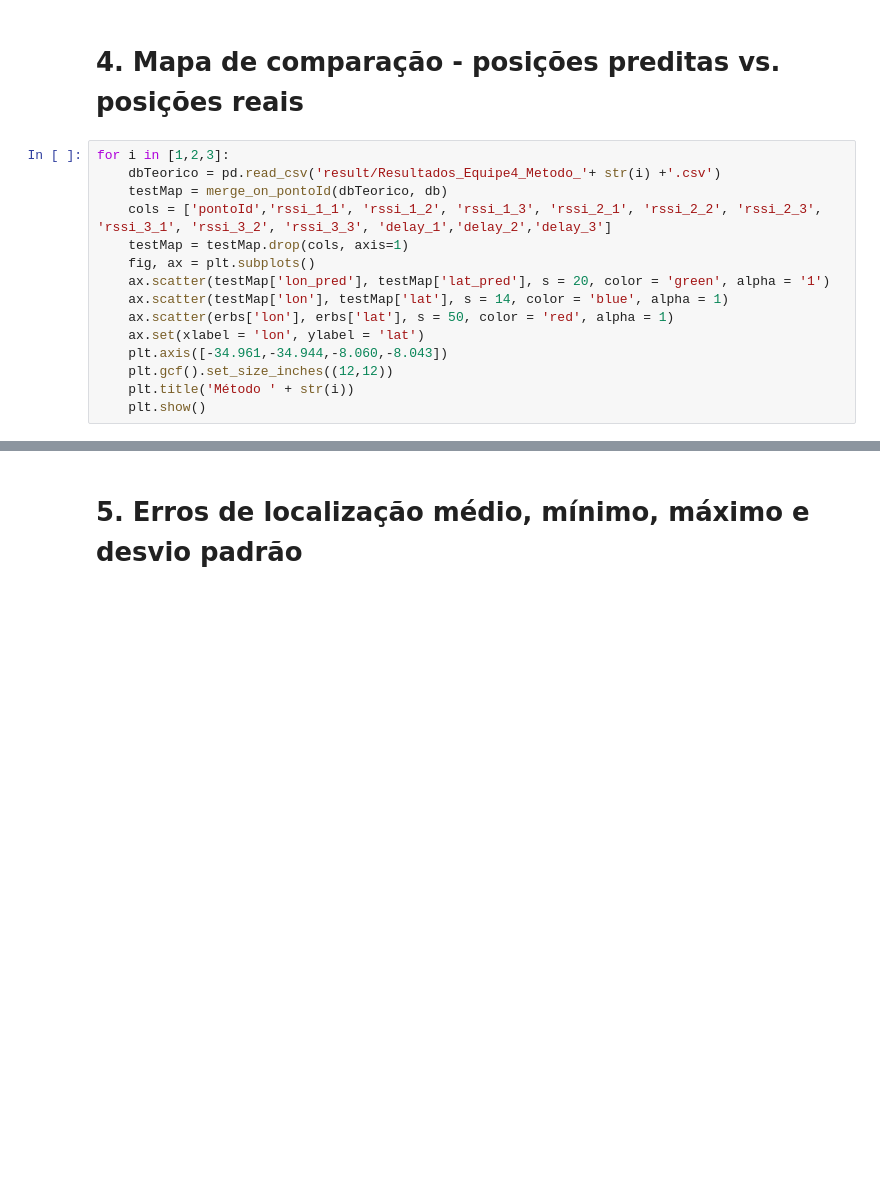
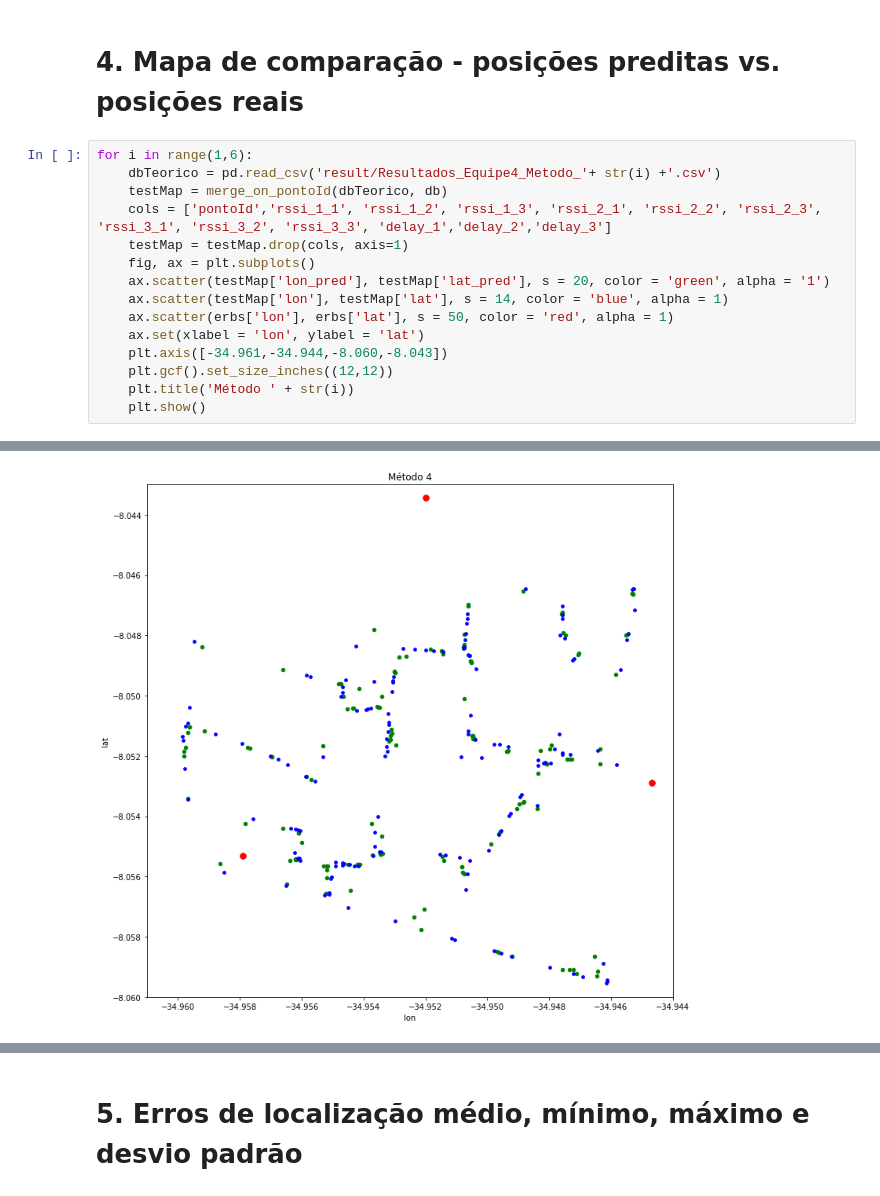
Before and after one commit to mbs8/CMoveis, a Jupyter notebook: results.ipynb, the cells around one changed output, grey strips where cells are left out. Cells and saved outputs as stored; diff of their text form; blank space fills up the shorter version.

```diff
--- a/results.ipynb
+++ b/results.ipynb
@@ -62,21 +67,22 @@ for i in [1,2,3]:
 # %% [markdown]
 # 4. Mapa de comparação - posições preditas vs. posições reais
 # %%
-for i in [1,2,3]:
+for i in range(1,6):
     dbTeorico = pd.read_csv('result/Resultados_Equipe4_Metodo_'+ str(i) +'.csv')
     testMap = merge_on_pontoId(dbTeorico, db)
     cols = ['pontoId','rssi_1_1', 'rssi_1_2', 'rssi_1_3', 'rssi_2_1', 'rssi_2_2', 'rssi_2_3', 'rssi_3_1', 'rssi_3_2', 'rssi_3_3', 'delay_1','delay_2','delay_3']
     testMap = testMap.drop(cols, axis=1)
     fig, ax = plt.subplots()
     ax.scatter(testMap['lon_pred'], testMap['lat_pred'], s = 20, color = 'green', alpha = '1')
     ax.scatter(testMap['lon'], testMap['lat'], s = 14, color = 'blue', alpha = 1)
     ax.scatter(erbs['lon'], erbs['lat'], s = 50, color = 'red', alpha = 1)
     ax.set(xlabel = 'lon', ylabel = 'lat')
     plt.axis([-34.961,-34.944,-8.060,-8.043])
     plt.gcf().set_size_inches((12,12))
     plt.title('Método ' + str(i))
     plt.show()
 # %% [output]
 [figure]
 [figure]
 [figure]
+[figure, added]
```
Also changed, not shown: parts of 4 cells of this notebook.
